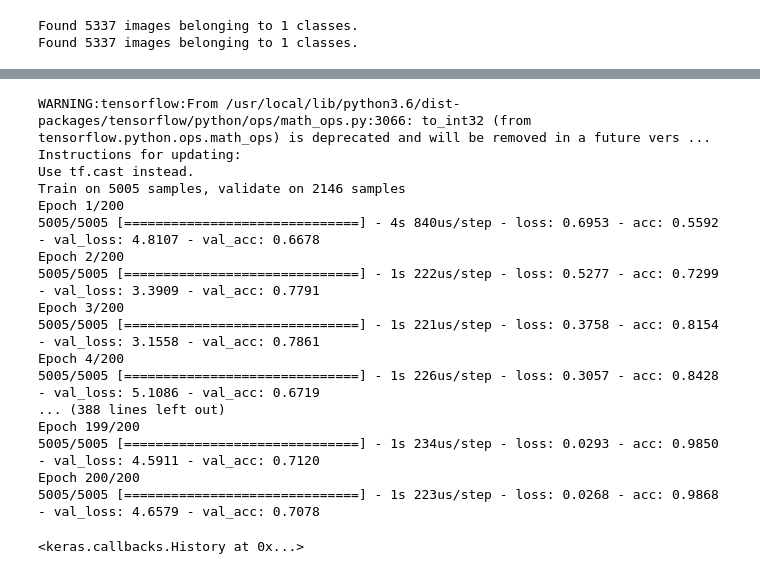
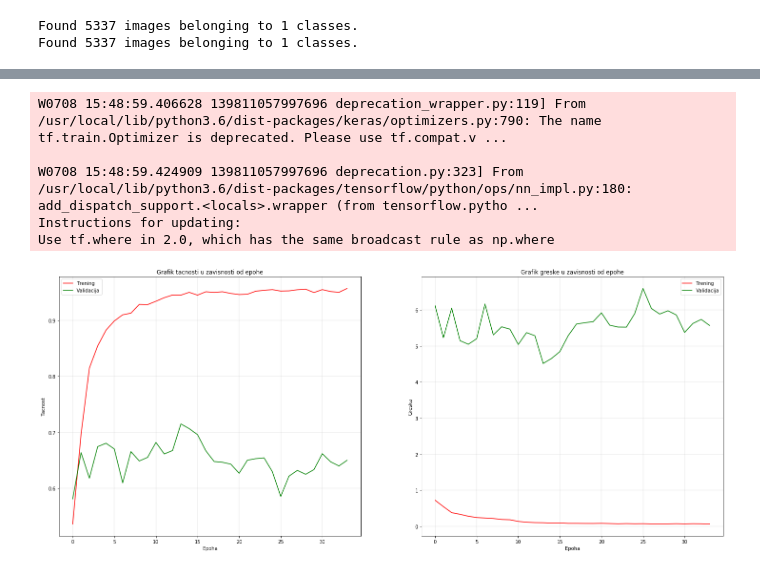
Before and after one commit to matf-ml/ml03-finding-wally, a Jupyter notebook: src/2_TrazenjeValda_2.ipynb, the cells around one changed output, grey strips where cells are left out. Cells and saved outputs as stored; diff of their text form; code cells hidden in the pictures.

```diff
--- a/src/2_TrazenjeValda_2.ipynb
+++ b/src/2_TrazenjeValda_2.ipynb
@@ -150,7 +163,7 @@ generator_2 = osobine.flow_from_directory(
     seed=3
 )
 
-granica = 5000
+granica = 1500
 
 # Pokrenuti ako je potrebno generisati nove slike
 
@@ -193,6 +206,7 @@ x_trening_valid = x_trening_valid / 255
 x_test = x_test / 255
 # %%
 # Kreiranje modela
+K.clear_session()
 
 knn = Sequential()
 
@@ -207,7 +221,7 @@ knn.add(Activation('relu'))
 
 knn.add(MaxPooling2D(pool_size = (2,2), strides = 2))
 
-knn.add(Dropout(0.4))
+knn.add(Dropout(0.3))
 
 knn.add(Conv2D(filters = 64,
                kernel_size = (2,2),
@@ -224,9 +238,11 @@ knn.add(Dense(64))
 
 knn.add(Activation('relu'))
 
-knn.add(Dropout(0.4))
+knn.add(Dropout(0.3))
 
 knn.add(Dense(1))
 
 knn.add(Activation('sigmoid'))
+
+knn.summary()
 # %% [output]
@@ -239,27 +282,49 @@ Please use `rate` instead of `keep_prob`. Rate should be set to `rate = 1 - keep
 # %%
 # Treniranje modela
+epohe = 1000
+vel_grupe = 64
+ispis = 0
+cekanje = 20
+putanja = os.path.join ('Cekpointi', 'cekpoint_epoha_{epoch:02d}__val_greska_{val_loss:.2f}.hdf5')
+kolbekovi = [EarlyStopping (patience = cekanje), ModelCheckpoint (putanja, save_best_only = True)]
 
-knn.compile (optimizer = Adam(lr=0.00075), loss='binary_crossentropy', metrics=['accuracy'])
+knn.compile (optimizer = Adam(lr=0.00075), loss='binary_crossentropy', metrics=['acc'])
 
-knn.fit (x = x_trening, y = y_trening, batch_size=64, epochs=200, validation_data = (x_valid, y_valid))
+istorija_1 = knn.fit (x = x_trening, y = y_trening, batch_size = vel_grupe, epochs = epohe, verbose = ispis, validation_data = (x_valid, y_valid), callbacks = kolbekovi)
 # %% [output]
-WARNING:tensorflow:From /usr/local/lib/python3.6/dist-packages/tensorflow/python/ops/math_ops.py:3066: to_int32 (from tensorflow.python.ops.math_ops) is deprecated and will be removed in a future vers ...
+W0708 15:48:59.406628 139811057997696 deprecation_wrapper.py:119] From /usr/local/lib/python3.6/dist-packages/keras/optimizers.py:790: The name tf.train.Optimizer is deprecated. Please use tf.compat.v ...
+
+W0708 15:48:59.424909 139811057997696 deprecation.py:323] From /usr/local/lib/python3.6/dist-packages/tensorflow/python/ops/nn_impl.py:180: add_dispatch_support.<locals>.wrapper (from tensorflow.pytho ...
 Instructions for updating:
-Use tf.cast instead.
-Train on 5005 samples, validate on 2146 samples
-Epoch 1/200
-5005/5005 [==============================] - 4s 840us/step - loss: 0.6953 - acc: 0.5592 - val_loss: 4.8107 - val_acc: 0.6678
-Epoch 2/200
-5005/5005 [==============================] - 1s 222us/step - loss: 0.5277 - acc: 0.7299 - val_loss: 3.3909 - val_acc: 0.7791
-Epoch 3/200
-5005/5005 [==============================] - 1s 221us/step - loss: 0.3758 - acc: 0.8154 - val_loss: 3.1558 - val_acc: 0.7861
-Epoch 4/200
-5005/5005 [==============================] - 1s 226us/step - loss: 0.3057 - acc: 0.8428 - val_loss: 5.1086 - val_acc: 0.6719
-... (388 lines left out)
-Epoch 199/200
-5005/5005 [==============================] - 1s 234us/step - loss: 0.0293 - acc: 0.9850 - val_loss: 4.5911 - val_acc: 0.7120
-Epoch 200/200
-5005/5005 [==============================] - 1s 223us/step - loss: 0.0268 - acc: 0.9868 - val_loss: 4.6579 - val_acc: 0.7078
+Use tf.where in 2.0, which has the same broadcast rule as np.where
-<keras.callbacks.History at 0x...>
+# %%
+# Iscrtavanje
+tacnost = istorija_1.history['acc']
+val_tacnost = istorija_1.history['val_acc']
+greska = istorija_1.history['loss']
+val_greska = istorija_1.history['val_loss']
+
+fig, (ax1, ax2) = plt.subplots (1, 2, figsize = (25, 10))
+
+ax1.set_title ('Grafik tacnosti u zavisnosti od epohe')
+ax1.set_xlabel ('Epoha')
+ax1.set_ylabel ('Tacnost')
+ax1.plot (istorija_1.epoch, tacnost, c = 'r', label = 'Trening')
+ax1.plot (istorija_1.epoch, val_tacnost, c = 'g', label = 'Validacija')
+ax1.legend ()
+ax1.grid (linewidth = 0.3)
+
+ax2.set_title ('Grafik greske u zavisnosti od epohe')
+ax2.set_xlabel ('Epoha')
+ax2.set_ylabel ('Greska')
+ax2.plot (istorija_1.epoch, greska, c = 'r', label = 'Trening')
+ax2.plot (istorija_1.epoch, val_greska, c = 'g', label = 'Validacija')
+ax2.legend ()
+ax2.grid (linewidth = 0.3)
+
+plt.savefig ('Grafici.png')
+plt.show()
+# %% [output]
+[figure, added]
 # %%
 # Evaluacija modela
```
Also changed, not shown: parts of 30 cells of this notebook, 5 other files.
